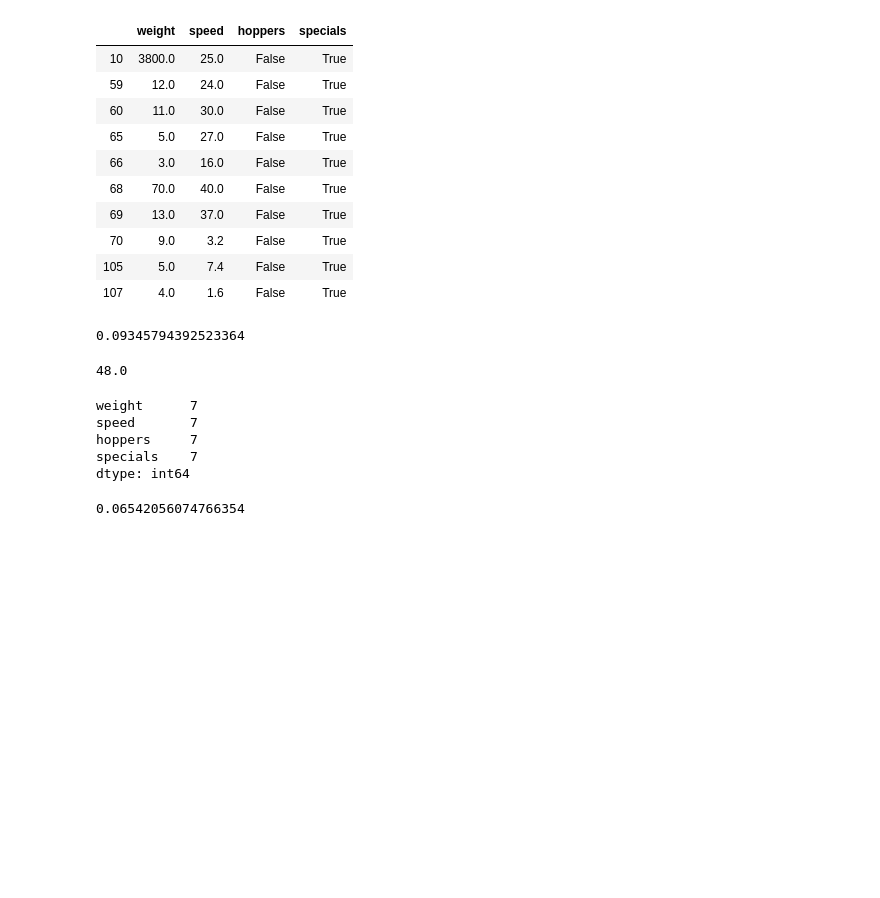
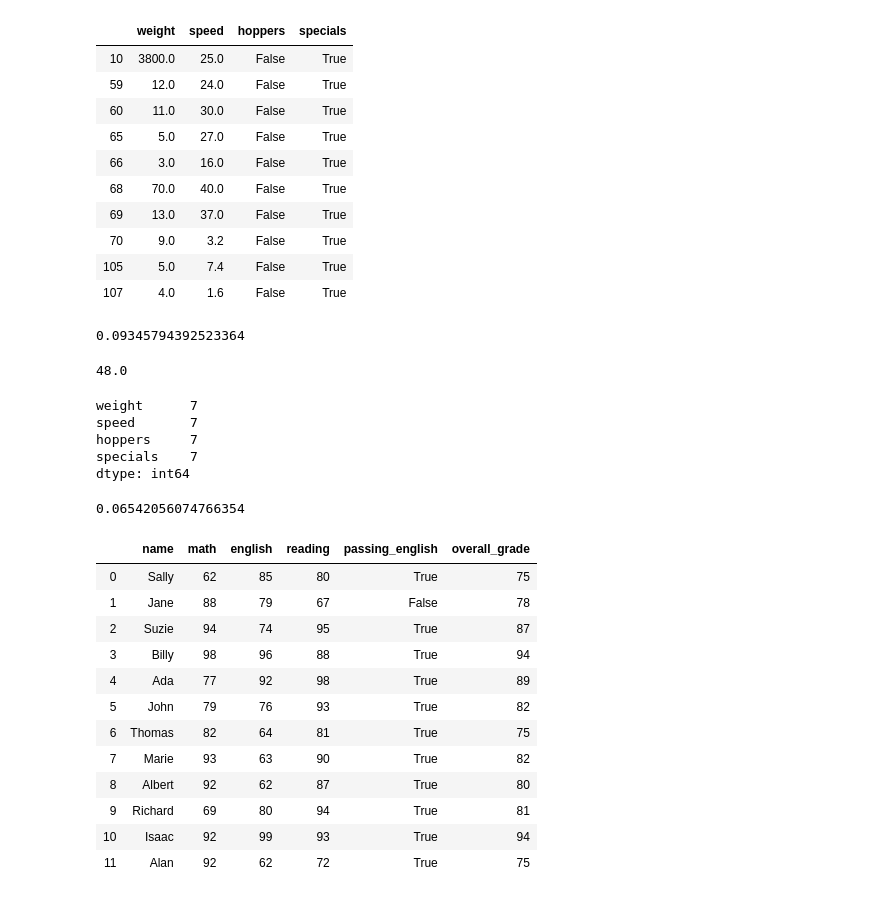
Before and after one commit to chasethompson/python-exercises, a Jupyter notebook: 4.8.4.3_dataframes.ipynb, the cells around one changed output. Saved outputs shown, nothing was run; the diff lists cells and outputs as text; code cells hidden in the pictures; blank space fills up the shorter version.

```diff
--- a/4.8.4.3_dataframes.ipynb
+++ b/4.8.4.3_dataframes.ipynb
@@ -331,3 +331,21 @@ dtype: int64
 7 /107
 # %% [output]
 0.06542056074766354
+# %%
+df['overall_grade'] = ((df.math + df.english + df.reading) / 3).astype('int')
+# %%
+df
+# %% [output]
+|  | name | math | english | reading | passing_english | overall_grade |
+| 0 | Sally | 62 | 85 | 80 | True | 75 |
+| 1 | Jane | 88 | 79 | 67 | False | 78 |
+| 2 | Suzie | 94 | 74 | 95 | True | 87 |
+| 3 | Billy | 98 | 96 | 88 | True | 94 |
+| 4 | Ada | 77 | 92 | 98 | True | 89 |
+| 5 | John | 79 | 76 | 93 | True | 82 |
+| 6 | Thomas | 82 | 64 | 81 | True | 75 |
+| 7 | Marie | 93 | 63 | 90 | True | 82 |
+| 8 | Albert | 92 | 62 | 87 | True | 80 |
+| 9 | Richard | 69 | 80 | 94 | True | 81 |
+| 10 | Isaac | 92 | 99 | 93 | True | 94 |
+| 11 | Alan | 92 | 62 | 72 | True | 75 |
```
Also changed, not shown: parts of 6 cells of this notebook, 1 other file.
